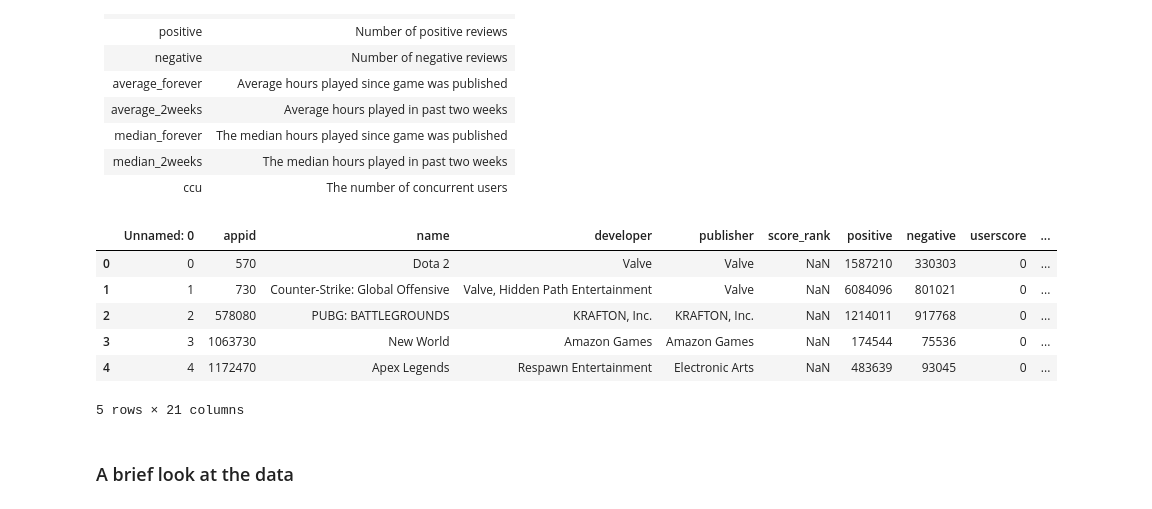
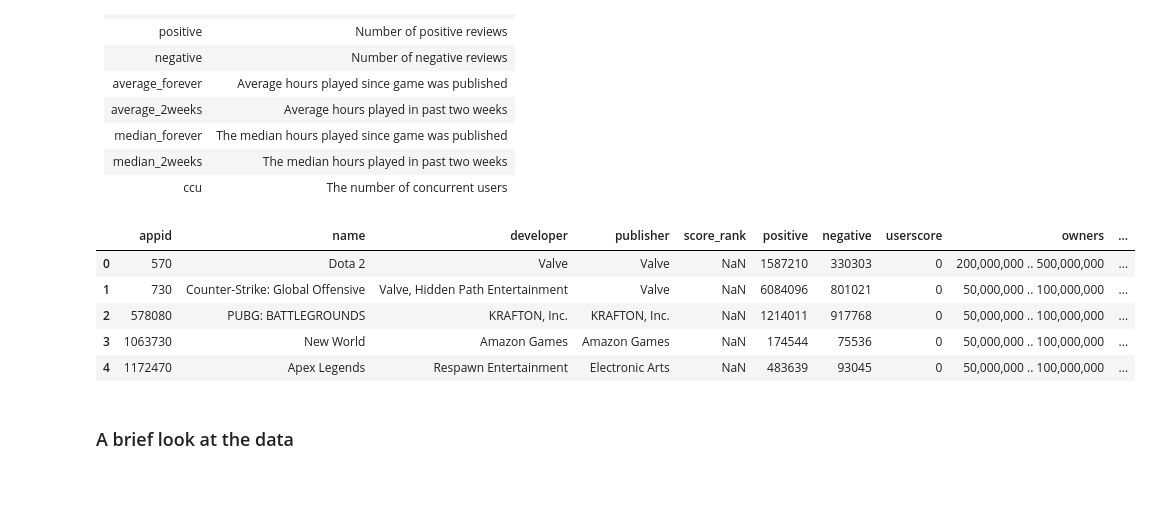
Before and after one commit to Estimating-steam-hours/Steam-Hours-Capstone, a Jupyter notebook: final_notebook.ipynb, the cells around one changed output. Cells and saved outputs as stored; diff of their text form; code cells hidden in the pictures.

```diff
--- a/final_notebook.ipynb
+++ b/final_notebook.ipynb
@@ -65,13 +67,12 @@ Prepare Actions:
 |ccu| The number of concurrent users|
 # %%
 # acquiring the dataframe and looking at it
-df = pd.read_csv('final_steamspy_3000_games.csv')
+df = pd.read_csv('final_steamspy_3000_games.csv', index_col = 0)
 df.head()
 # %% [output]
-|  | Unnamed: 0 | appid | name | developer | publisher | score_rank | positive | negative | userscore | ... |
-| 0 | 0 | 570 | Dota 2 | Valve | Valve | NaN | 1587210 | 330303 | 0 | ... |
-| 1 | 1 | 730 | Counter-Strike: Global Offensive | Valve, Hidden Path Entertainment | Valve | NaN | 6084096 | 801021 | 0 | ... |
-| 2 | 2 | 578080 | PUBG: BATTLEGROUNDS | KRAFTON, Inc. | KRAFTON, Inc. | NaN | 1214011 | 917768 | 0 | ... |
-| 3 | 3 | 1063730 | New World | Amazon Games | Amazon Games | NaN | 174544 | 75536 | 0 | ... |
-| 4 | 4 | 1172470 | Apex Legends | Respawn Entertainment | Electronic Arts | NaN | 483639 | 93045 | 0 | ... |
+|  | appid | name | developer | publisher | score_rank | positive | negative | userscore | owners | ... |
+| 0 | 570 | Dota 2 | Valve | Valve | NaN | 1587210 | 330303 | 0 | 200,000,000 .. 500,000,000 | ... |
+| 1 | 730 | Counter-Strike: Global Offensive | Valve, Hidden Path Entertainment | Valve | NaN | 6084096 | 801021 | 0 | 50,000,000 .. 100,000,000 | ... |
+| 2 | 578080 | PUBG: BATTLEGROUNDS | KRAFTON, Inc. | KRAFTON, Inc. | NaN | 1214011 | 917768 | 0 | 50,000,000 .. 100,000,000 | ... |
+| 3 | 1063730 | New World | Amazon Games | Amazon Games | NaN | 174544 | 75536 | 0 | 50,000,000 .. 100,000,000 | ... |
+| 4 | 1172470 | Apex Legends | Respawn Entertainment | Electronic Arts | NaN | 483639 | 93045 | 0 | 50,000,000 .. 100,000,000 | ... |
-5 rows × 21 columns
```
Also changed, not shown: parts of 33 cells of this notebook.
